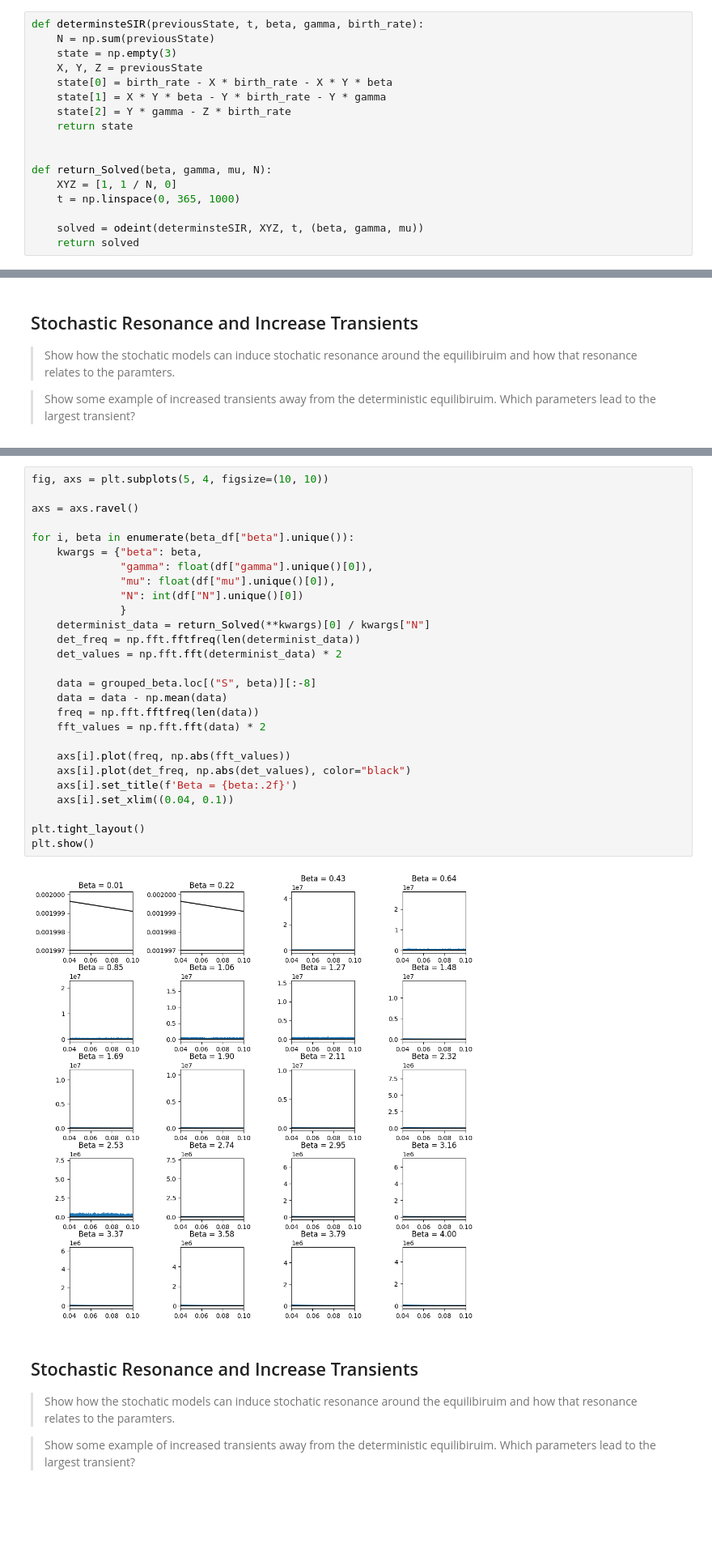
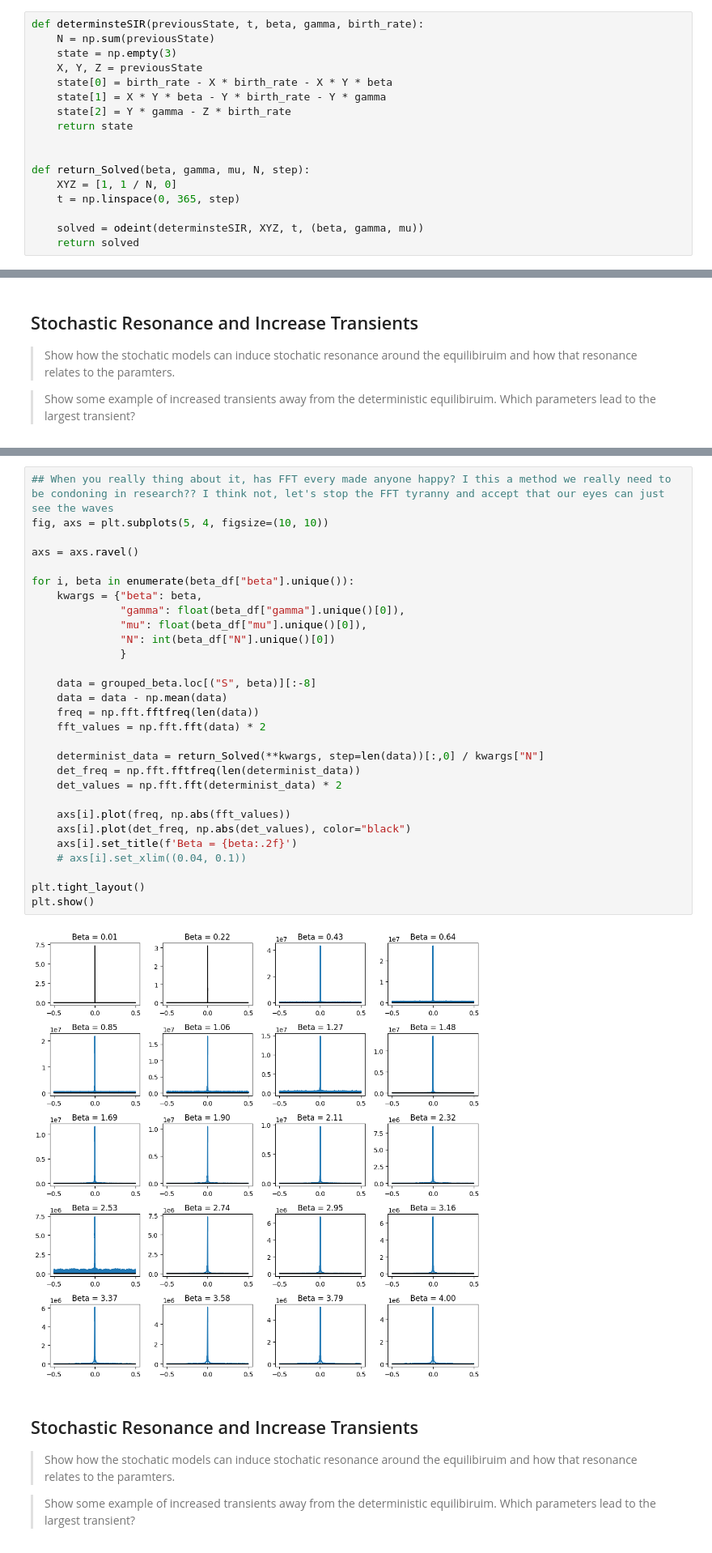
Before and after one commit to AmirSahrani/IntroCompAssignment2_fresh, a Jupyter notebook: Assignment2.ipynb, the cells around one changed output, grey strips where cells are left out. Shown at 81% size. Saved outputs shown, nothing was run; the diff lists cells and outputs as text; blank space fills up the shorter version.

```diff
--- a/Assignment2.ipynb
+++ b/Assignment2.ipynb
@@ -44,9 +44,9 @@ def determinsteSIR(previousState, t, beta, gamma, birth_rate):
     return state
 
 
-def return_Solved(beta, gamma, mu, N):
+def return_Solved(beta, gamma, mu, N, step):
     XYZ = [1, 1 / N, 0]
-    t = np.linspace(0, 365, 1000)
+    t = np.linspace(0, 365, step)
 
     solved = odeint(determinsteSIR, XYZ, t, (beta, gamma, mu))
     return solved
@@ -468,32 +488,34 @@ plt.savefig("Plot", dpi=500)
 # %%
+## When you really thing about it, has FFT every made anyone happy? I this a method we really need to be condoning in research?? I think not, let's stop the FFT tyranny and accept that our eyes can just see the waves
 fig, axs = plt.subplots(5, 4, figsize=(10, 10))
 
 axs = axs.ravel()
 
 for i, beta in enumerate(beta_df["beta"].unique()):
     kwargs = {"beta": beta,
-              "gamma": float(df["gamma"].unique()[0]),
-              "mu": float(df["mu"].unique()[0]),
-              "N": int(df["N"].unique()[0])
+              "gamma": float(beta_df["gamma"].unique()[0]),
+              "mu": float(beta_df["mu"].unique()[0]),
+              "N": int(beta_df["N"].unique()[0])
               }
-    determinist_data = return_Solved(**kwargs)[0] / kwargs["N"]
-    det_freq = np.fft.fftfreq(len(determinist_data))
-    det_values = np.fft.fft(determinist_data) * 2
 
     data = grouped_beta.loc[("S", beta)][:-8]
     data = data - np.mean(data)
     freq = np.fft.fftfreq(len(data))
     fft_values = np.fft.fft(data) * 2
 
+    determinist_data = return_Solved(**kwargs, step=len(data))[:,0] / kwargs["N"]
+    det_freq = np.fft.fftfreq(len(determinist_data))
+    det_values = np.fft.fft(determinist_data) * 2
+
     axs[i].plot(freq, np.abs(fft_values))
     axs[i].plot(det_freq, np.abs(det_values), color="black")
     axs[i].set_title(f'Beta = {beta:.2f}')
-    axs[i].set_xlim((0.04, 0.1))
+    # axs[i].set_xlim((0.04, 0.1))
 
 plt.tight_layout()
 plt.show()
 # %% [output]
-[figure, old version]
+[figure, new version]
 # %% [markdown]
 ## Stochastic Resonance and Increase Transients
 > Show how the stochatic models can induce stochatic resonance around the equilibiruim and how that resonance relates to the paramters.
```
Also changed, not shown: parts of 6 cells of this notebook, 1 other file.
